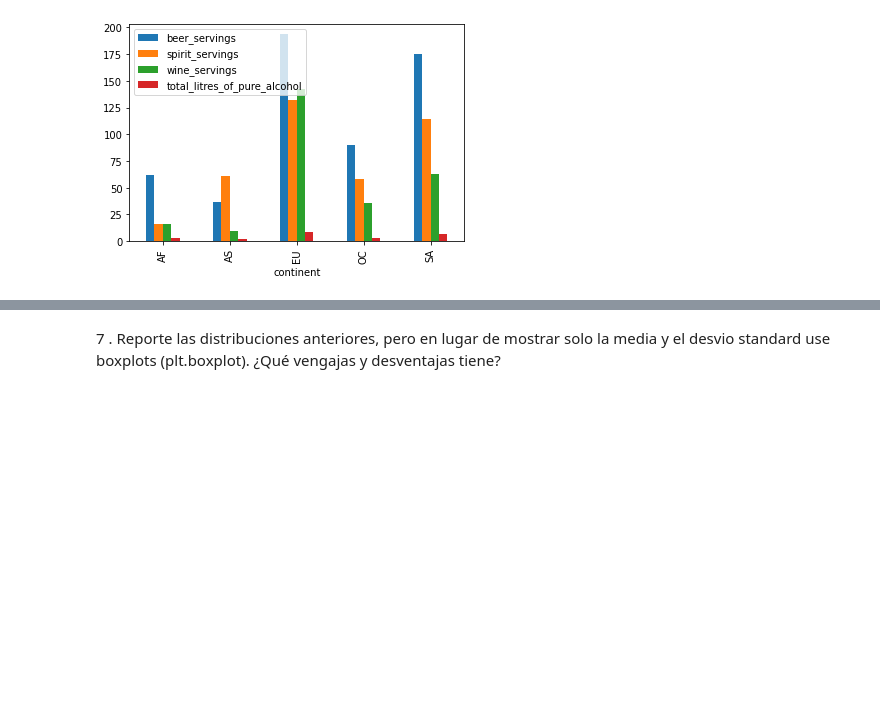
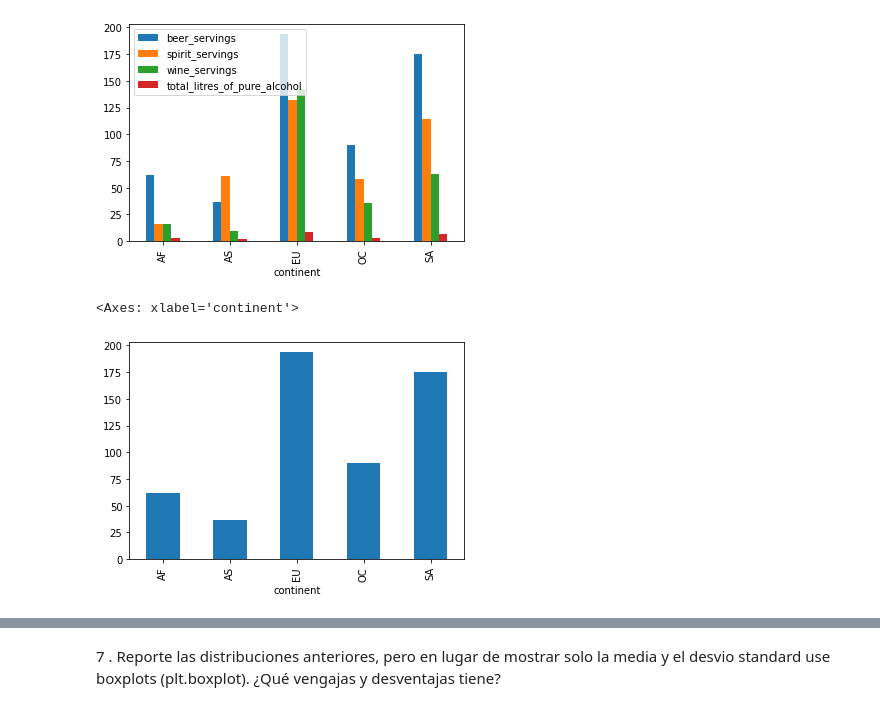
Before and after one commit to Luis-Eduardo-P-Ch/Programacion-para-el-Analisis-de-datos, a Jupyter notebook: Practica5.ipynb, the cells around one changed output, grey strips where cells are left out. Saved outputs shown, nothing was run; the diff lists cells and outputs as text; code cells hidden in the pictures; blank space fills up the shorter version.

```diff
--- a/Practica5.ipynb
+++ b/Practica5.ipynb
@@ -264,3 +264,12 @@ grouped.plot(kind='bar')
 # %% [output]
 <Axes: xlabel='continent'>
 [figure]
+# %%
+#Agrupar por continente y calcular el promedio de consumo de cerveza
+cerveza_por_continente=df.groupby('continent')['beer_servings'].mean()
+
+#Visualizamos los datos con un grafico de barras
+cerveza_por_continente.plot(kind='bar')
+# %% [output]
+<Axes: xlabel='continent'>
+[figure, added]
```
Also changed, not shown: parts of 15 cells of this notebook.
